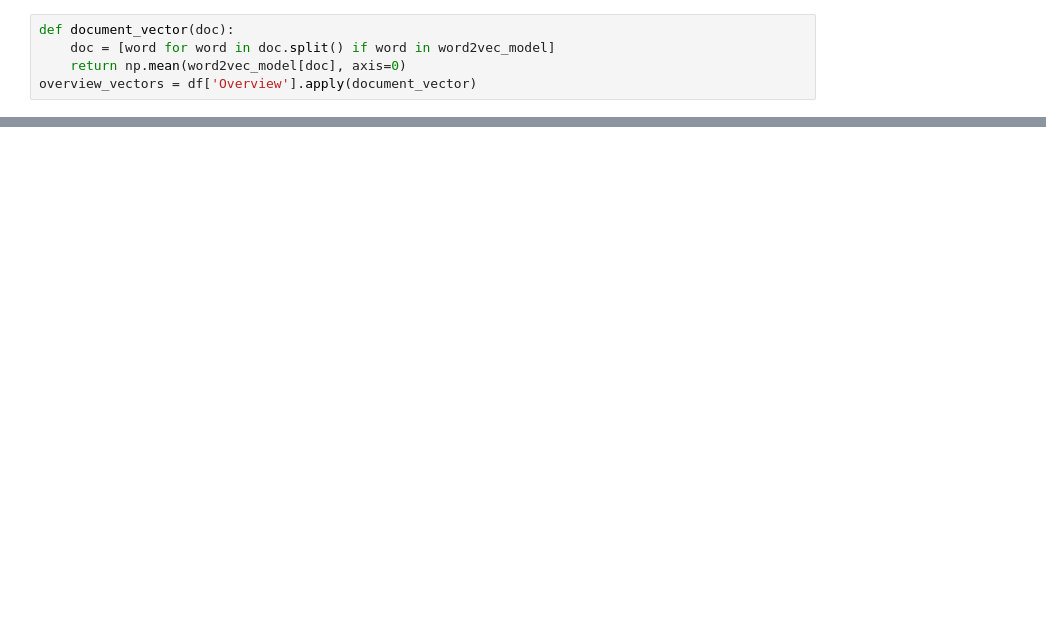
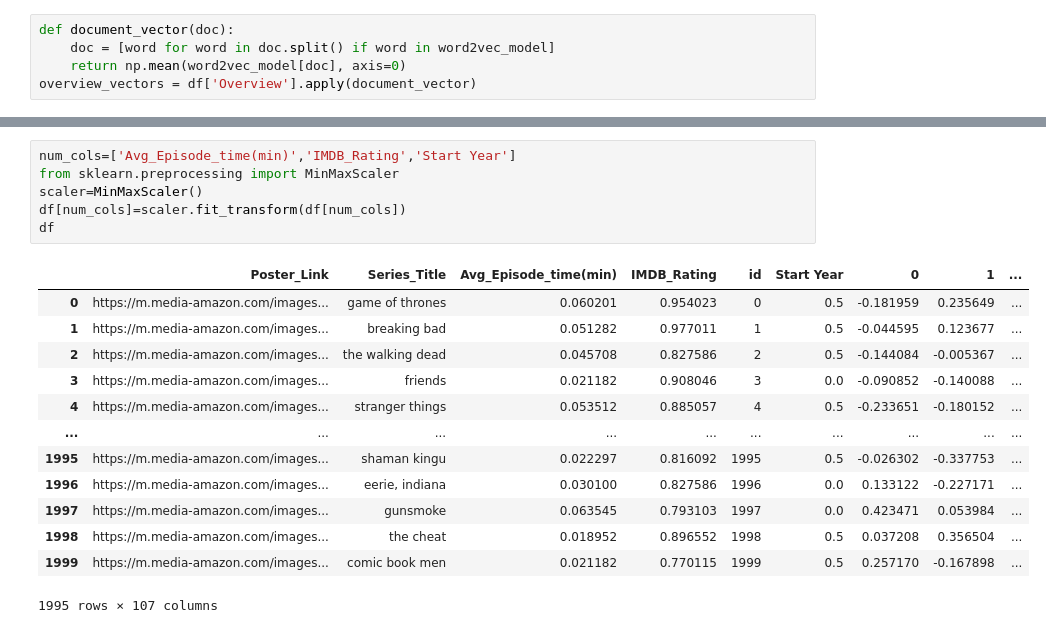
Before and after one commit to agarwalyashh/Recommender, a Jupyter notebook: Reccommender System.ipynb, the cells around one changed output, grey strips where cells are left out. Saved outputs shown, nothing was run; the diff lists cells and outputs as text; blank space fills up the shorter version.

```diff
--- a/Reccommender System.ipynb
+++ b/Reccommender System.ipynb
@@ -522,0 +562,20 @@ df
+# %%
+num_cols=['Avg_Episode_time(min)','IMDB_Rating','Start Year']
+from sklearn.preprocessing import MinMaxScaler
+scaler=MinMaxScaler()
+df[num_cols]=scaler.fit_transform(df[num_cols])
+df
+# %% [output]
+|  | Poster_Link | Series_Title | Avg_Episode_time(min) | IMDB_Rating | id | Start Year | 0 | 1 | ... |
+| 0 | https://m.media-amazon.com/images... | game of thrones | 0.060201 | 0.954023 | 0 | 0.5 | -0.181959 | 0.235649 | ... |
+| 1 | https://m.media-amazon.com/images... | breaking bad | 0.051282 | 0.977011 | 1 | 0.5 | -0.044595 | 0.123677 | ... |
+| 2 | https://m.media-amazon.com/images... | the walking dead | 0.045708 | 0.827586 | 2 | 0.5 | -0.144084 | -0.005367 | ... |
+| 3 | https://m.media-amazon.com/images... | friends | 0.021182 | 0.908046 | 3 | 0.0 | -0.090852 | -0.140088 | ... |
+| 4 | https://m.media-amazon.com/images... | stranger things | 0.053512 | 0.885057 | 4 | 0.5 | -0.233651 | -0.180152 | ... |
+| ... | ... | ... | ... | ... | ... | ... | ... | ... | ... |
+| 1995 | https://m.media-amazon.com/images... | shaman kingu | 0.022297 | 0.816092 | 1995 | 0.5 | -0.026302 | -0.337753 | ... |
+| 1996 | https://m.media-amazon.com/images... | eerie, indiana | 0.030100 | 0.827586 | 1996 | 0.0 | 0.133122 | -0.227171 | ... |
+| 1997 | https://m.media-amazon.com/images... | gunsmoke | 0.063545 | 0.793103 | 1997 | 0.0 | 0.423471 | 0.053984 | ... |
+| 1998 | https://m.media-amazon.com/images... | the cheat | 0.018952 | 0.896552 | 1998 | 0.5 | 0.037208 | 0.356504 | ... |
+| 1999 | https://m.media-amazon.com/images... | comic book men | 0.021182 | 0.770115 | 1999 | 0.5 | 0.257170 | -0.167898 | ... |
+1995 rows × 107 columns
```
Also changed, not shown: parts of 23 cells of this notebook.
